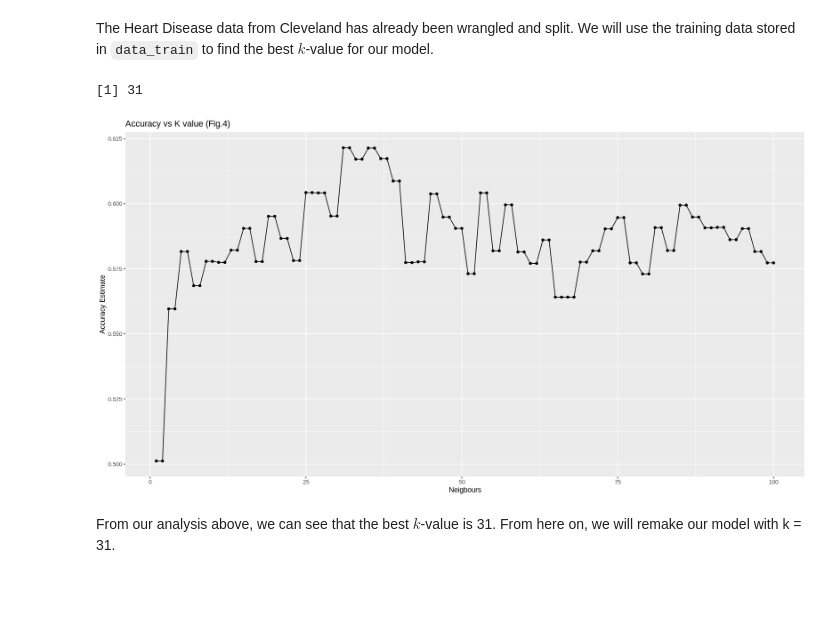
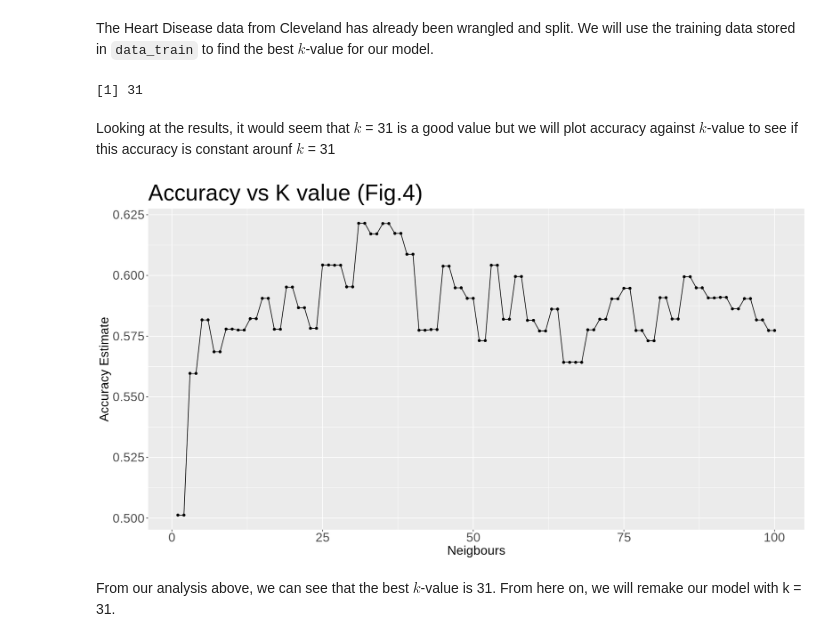
Before and after one commit to VivaanWadhwa/Heart_Disease_Prediction, a Jupyter notebook: Project_Report.ipynb, the cells around one changed output. Drawn from its saved outputs; the diff is of its cells as text; code cells hidden in the pictures; blank space fills up the shorter version.

```diff
--- a/Project_Report.ipynb
+++ b/Project_Report.ipynb
@@ -200,37 +200,44 @@ knn_spec_tune <- nearest_neighbor(weight_func = "rectangular", neighbors = tune(
 cleveland_vfold <- vfold_cv(data_train, v = 5, strata = heart.disease)
 
 gridvals <- tibble(neighbors = c(1:100))
-# %%
-# Creating a workflow
-knn_results <- workflow() |>
-      add_recipe(cleveland_recipe) |>
-      add_model(knn_spec_tune) |>
-      tune_grid(resamples = cleveland_vfold, grid = gridvals) |>
-# Collect metrics, filter for accuracy
-      collect_metrics() |>
-    filter(.metric == "accuracy")
-
-best_k <- knn_results |>
-      select(neighbors, mean) |>
-      arrange(desc(mean)) |>
-      slice(1) |>
-      pull(neighbors)
-
-best_k
-# %% [output]
-[1] 31
+# %%
+# Creating a workflow
+knn_results <- workflow() |>
+      add_recipe(cleveland_recipe) |>
+      add_model(knn_spec_tune) |>
+      tune_grid(resamples = cleveland_vfold, grid = gridvals) |>
+# Collect metrics, filter for accuracy
+      collect_metrics() |>
+      filter(.metric == "accuracy")
+
+k_table <- knn_results |>
+           select(neighbors, mean)
+
+best_k <- k_table |>
+          arrange(desc(mean)) |>
+          slice(1) |>
+          pull(neighbors)
+
+best_k
+# %% [output]
+[1] 31
+# %% [markdown]
+Looking at the results, it would seem that $k$ = 31 is a good value but we will plot accuracy against $k$-value to see if this accuracy is constant arounf $k$ = 31
 # %%
 # plotting graph
 
 cross_val_plot <- ggplot(knn_results, aes(x = neighbors, y = mean)) +
                         geom_point() +
                         geom_line() +
                         labs(x = "Neigbours", y = "Accuracy Estimate") +
-                        ggtitle("Accuracy vs K value (Fig.4)")
+                        ggtitle("Accuracy vs K value (Fig.4)") +
+                        theme(plot.title = element_text(size=34)) +
+                        theme(axis.text = element_text(size = 19)) +
+                        theme(axis.title = element_text(size = 19))
 
 cross_val_plot
 # %% [output]
-[figure, old version]
+[figure, new version]
 # %% [markdown]
 From our analysis above, we can see that the best $k$-value is 31. From here on, we will remake our model with k = 31.
 # %% [markdown]
```
Also changed, not shown: parts of 4 cells of this notebook.
